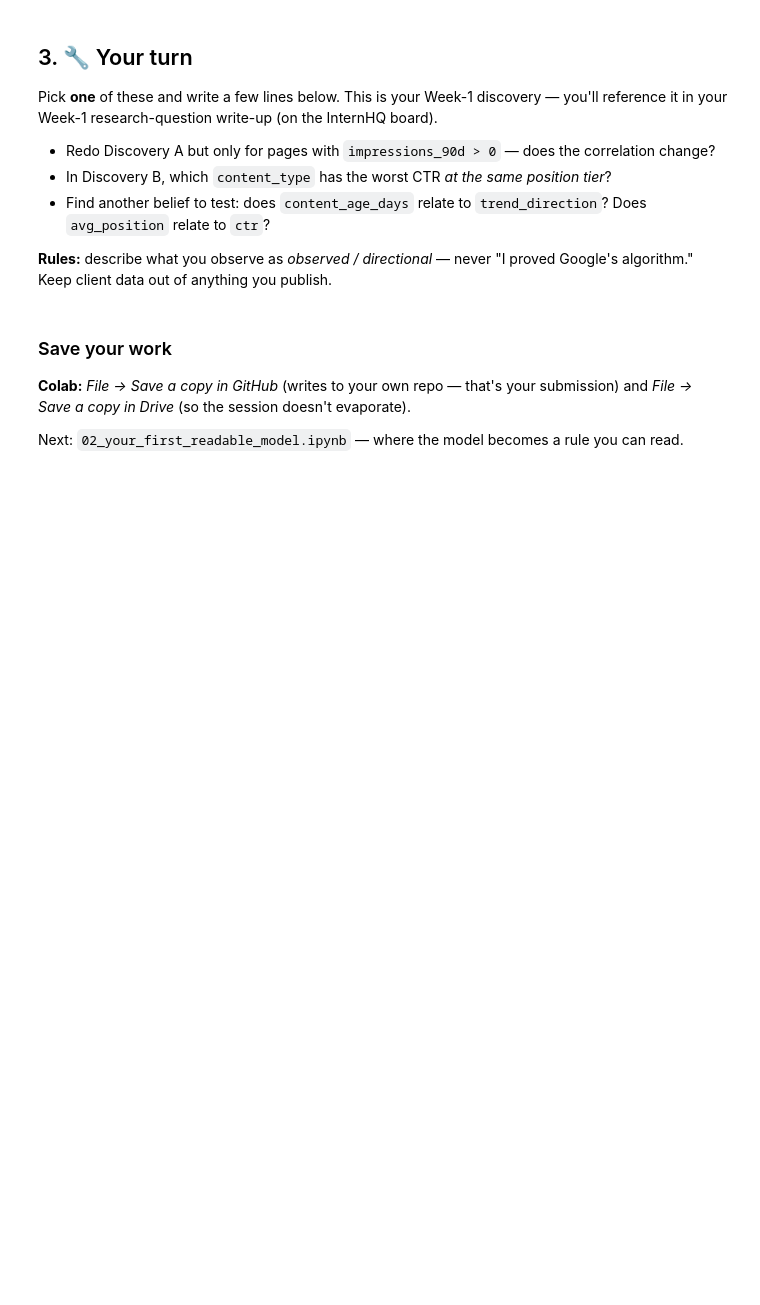
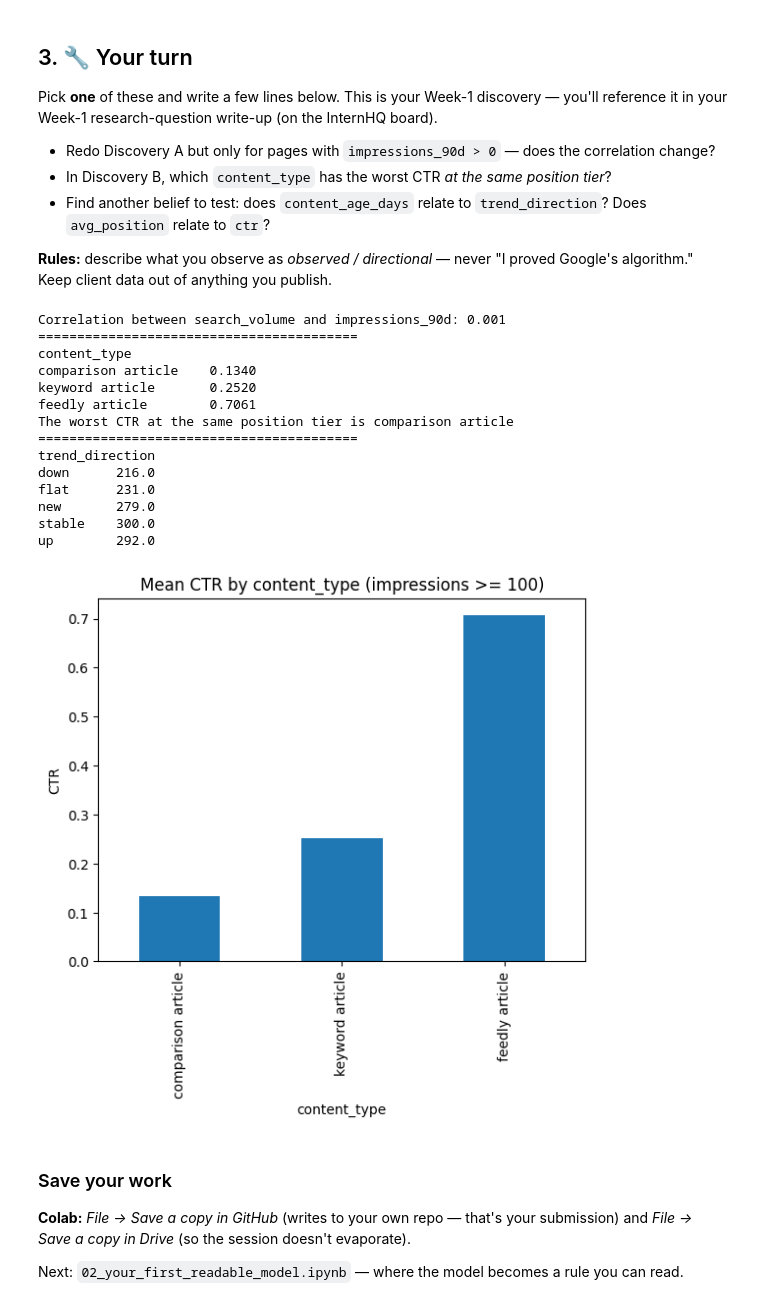
Before and after one commit to Abdelrhman82/flyrank-ml-internship, a Jupyter notebook: notebooks/01_first_look_and_discovery.ipynb, the cells around one changed output. Cells and saved outputs as stored; diff of their text form; code cells hidden in the pictures; blank space fills up the shorter version.

```diff
--- a/notebooks/01_first_look_and_discovery.ipynb
+++ b/notebooks/01_first_look_and_discovery.ipynb
@@ -99,6 +153,36 @@ Pick **one** of these and write a few lines below. This is your Week-1 discovery
 **Rules:** describe what you observe as *observed / directional* — never "I proved Google's algorithm." Keep client data out of anything you publish.
 # %%
 # Your discovery here
+Adf = df[df["impressions_90d"] > 0]
+corr = Adf["search_volume"].corr(Adf["impressions_90d"])
+print(f"Correlation between search_volume and impressions_90d: {corr:.3f}")
+print('=========================================')
+
+visible = df[df["impressions_90d"] >= 100]
+ctr_by_pos = visible.groupby("content_type")["ctr"].mean().sort_values(ascending=True)
+print(ctr_by_pos.round(4).to_string())
+ctr_by_pos.plot(kind="bar", title="Mean CTR by content_type (impressions >= 100)", ylabel="CTR");
+print("The worst CTR at the same position tier is comparison article")
+print('=========================================')
+
+wc = df.groupby("trend_direction")["content_age_days"].median()
+print(wc.round(0).to_string())
+# %% [output]
+Correlation between search_volume and impressions_90d: 0.001
+=========================================
+content_type
+comparison article    0.1340
+keyword article       0.2520
+feedly article        0.7061
+The worst CTR at the same position tier is comparison article
+=========================================
+trend_direction
+down      216.0
+flat      231.0
+new       279.0
+stable    300.0
+up        292.0
+[figure, added]
 # %% [markdown]
 ### Save your work
 **Colab:** *File → Save a copy in GitHub* (writes to your own repo — that's your submission) and *File → Save a copy in Drive* (so the session doesn't evaporate).
```
Also changed, not shown: parts of 7 cells of this notebook.
